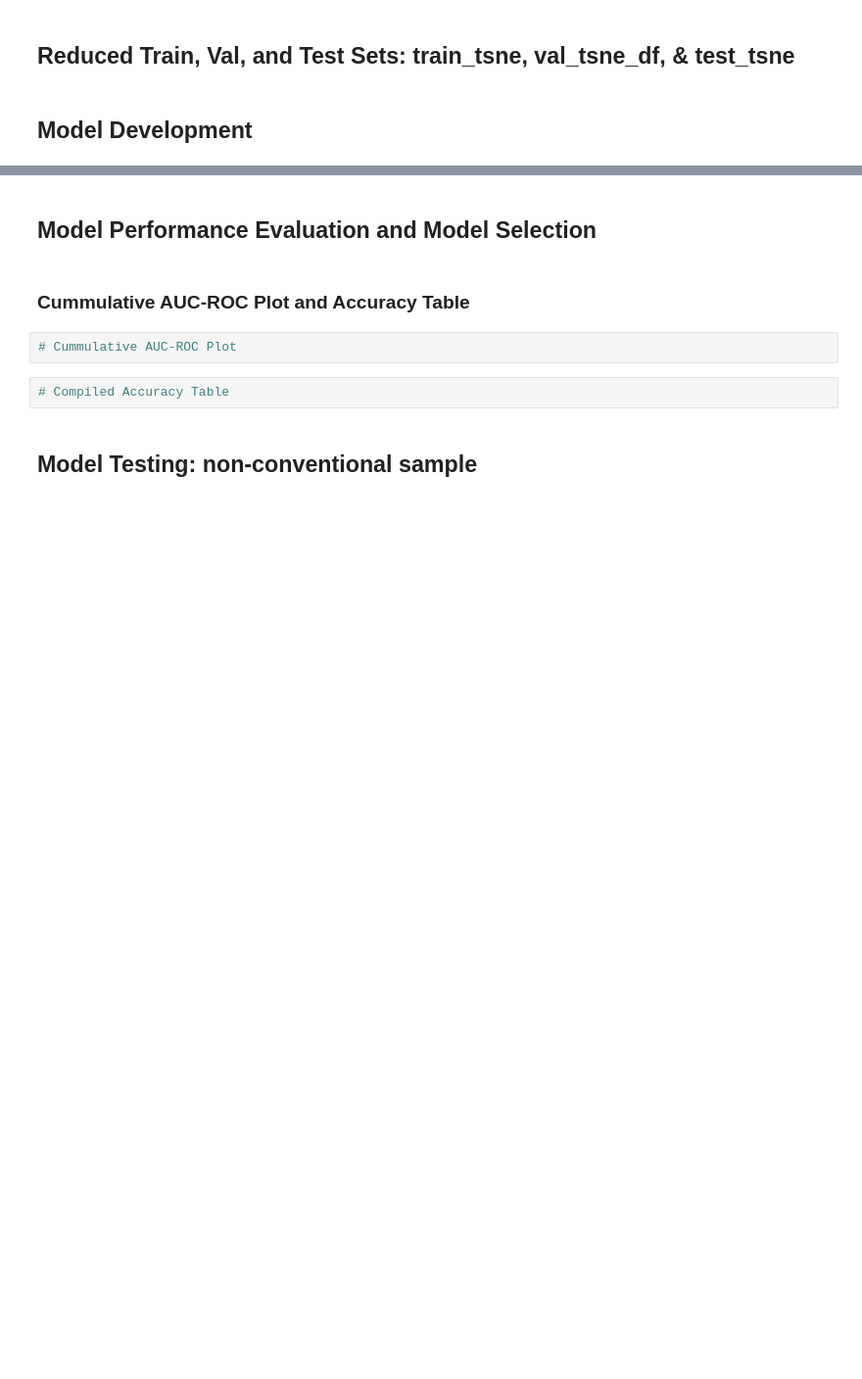
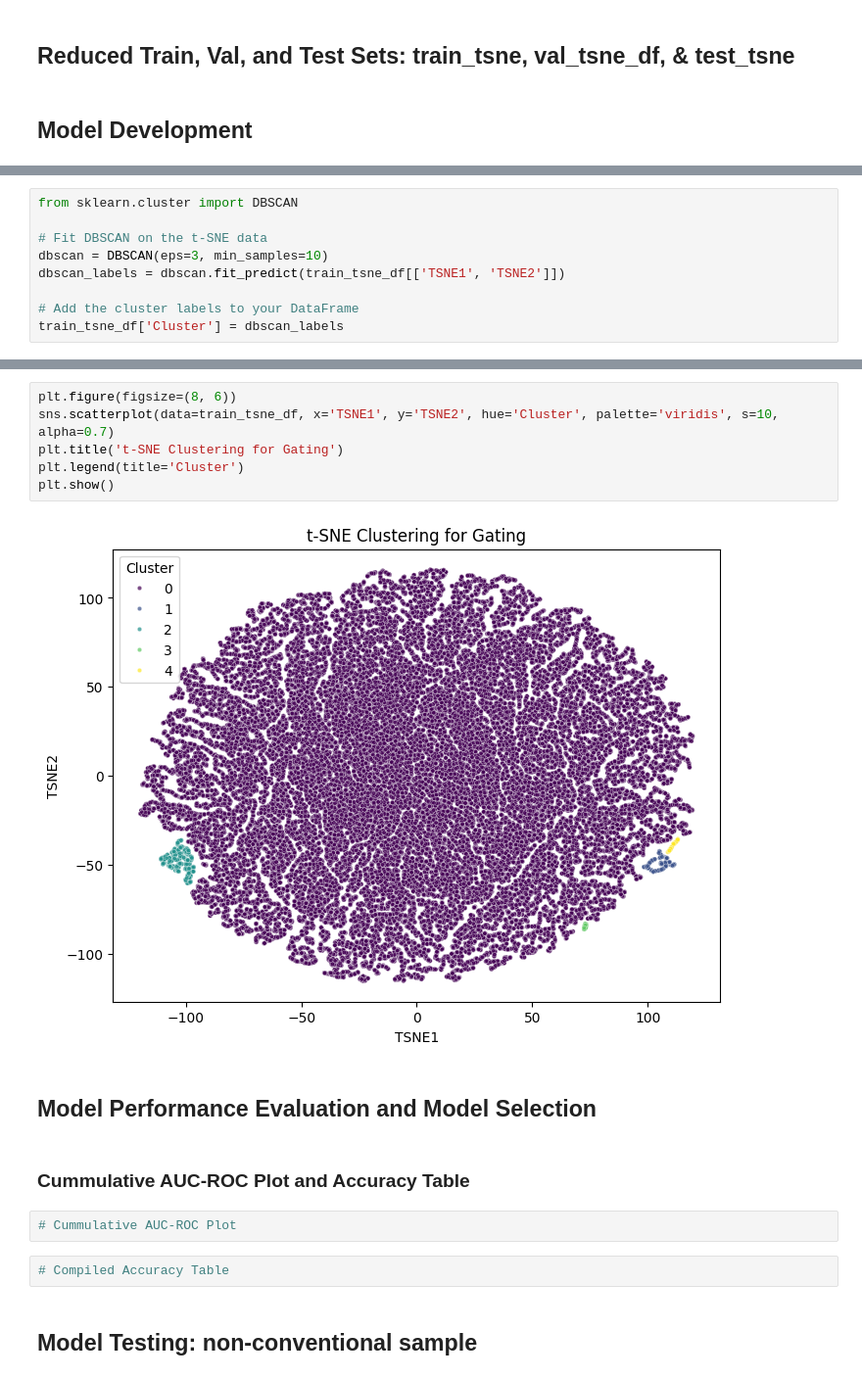
Before and after one commit to vanguardfox/ADS599, a Jupyter notebook: ADS599.ipynb, the cells around one changed output, grey strips where cells are left out. Shown at 98% size. Cells and saved outputs as stored; diff of their text form; blank space fills up the shorter version.

```diff
--- a/ADS599.ipynb
+++ b/ADS599.ipynb
@@ -691 +730,10 @@ plt.show()
+# %%
+from sklearn.cluster import DBSCAN
+
+# Fit DBSCAN on the t-SNE data
+dbscan = DBSCAN(eps=3, min_samples=10)
+dbscan_labels = dbscan.fit_predict(train_tsne_df[['TSNE1', 'TSNE2']])
+
+# Add the cluster labels to your DataFrame
+train_tsne_df['Cluster'] = dbscan_labels
 # %% [markdown]
@@ -695,3 +741,11 @@ plt.show()
+# %%
+plt.figure(figsize=(8, 6))
+sns.scatterplot(data=train_tsne_df, x='TSNE1', y='TSNE2', hue='Cluster', palette='viridis', s=10, alpha=0.7)
+plt.title('t-SNE Clustering for Gating')
+plt.legend(title='Cluster')
+plt.show()
+# %% [output]
+[figure, added]
 # %% [markdown]
 ## Model Performance Evaluation and Model Selection
 # %% [markdown]
```
Also changed, not shown: parts of 19 cells of this notebook, 1 other file.
